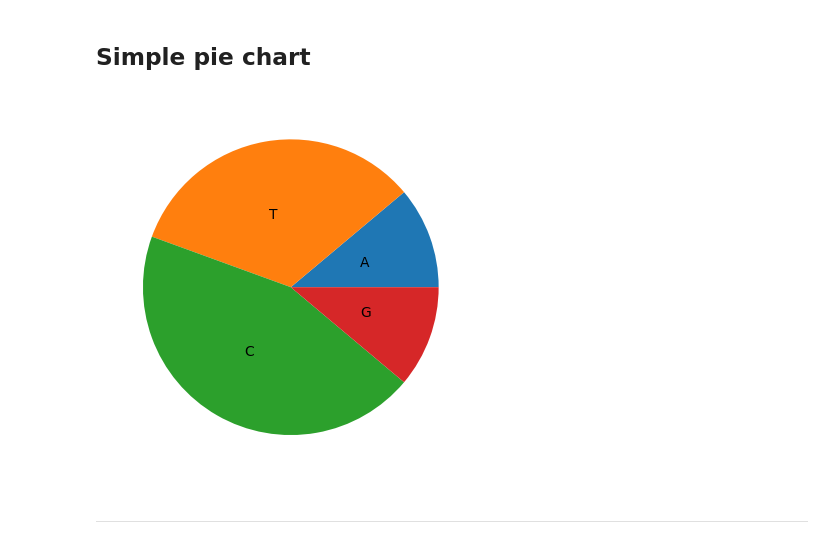
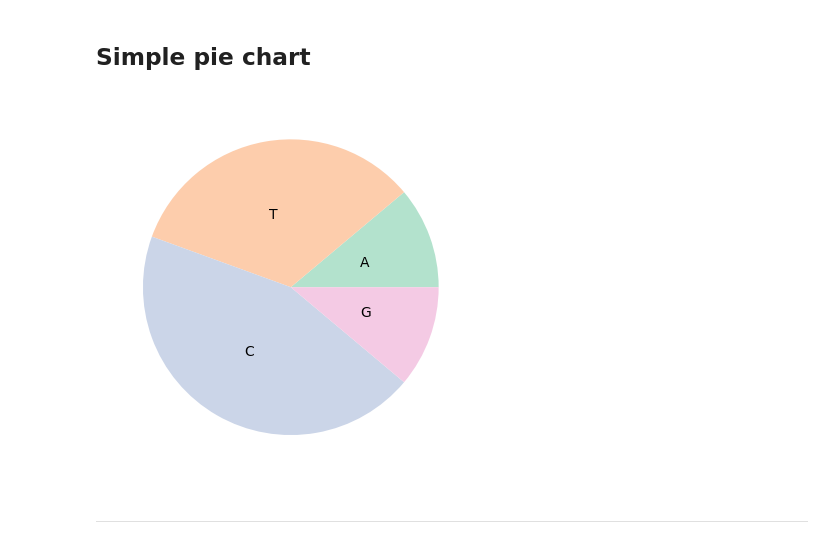
Before and after one commit to emuro/EM_probando, a Jupyter notebook: EM_matplotlib/EM_matplotlib.ipynb, the cells around one changed output. Cells and saved outputs as stored; diff of their text form; code cells hidden in the pictures.

```diff
--- a/EM_matplotlib/EM_matplotlib.ipynb
+++ b/EM_matplotlib/EM_matplotlib.ipynb
@@ -28,11 +47,11 @@ plt.show()
 # %%
 x = [10, 30 , 40, 10]
 labels = ["A", "T", "C", "G"]
 fig, ax = plt.subplots()
-plt.pie(x, labels=labels, labeldistance=0.5)
+plt.pie(x, labels=labels, labeldistance=0.5, colors=plt.cm.Pastel2.colors)
 plt.show()
 # %% [output]
-[figure, old version]
+[figure, new version]
 # %% [markdown]
 ---
 # %% [markdown]
```
Also changed, not shown: parts of 2 cells of this notebook.
